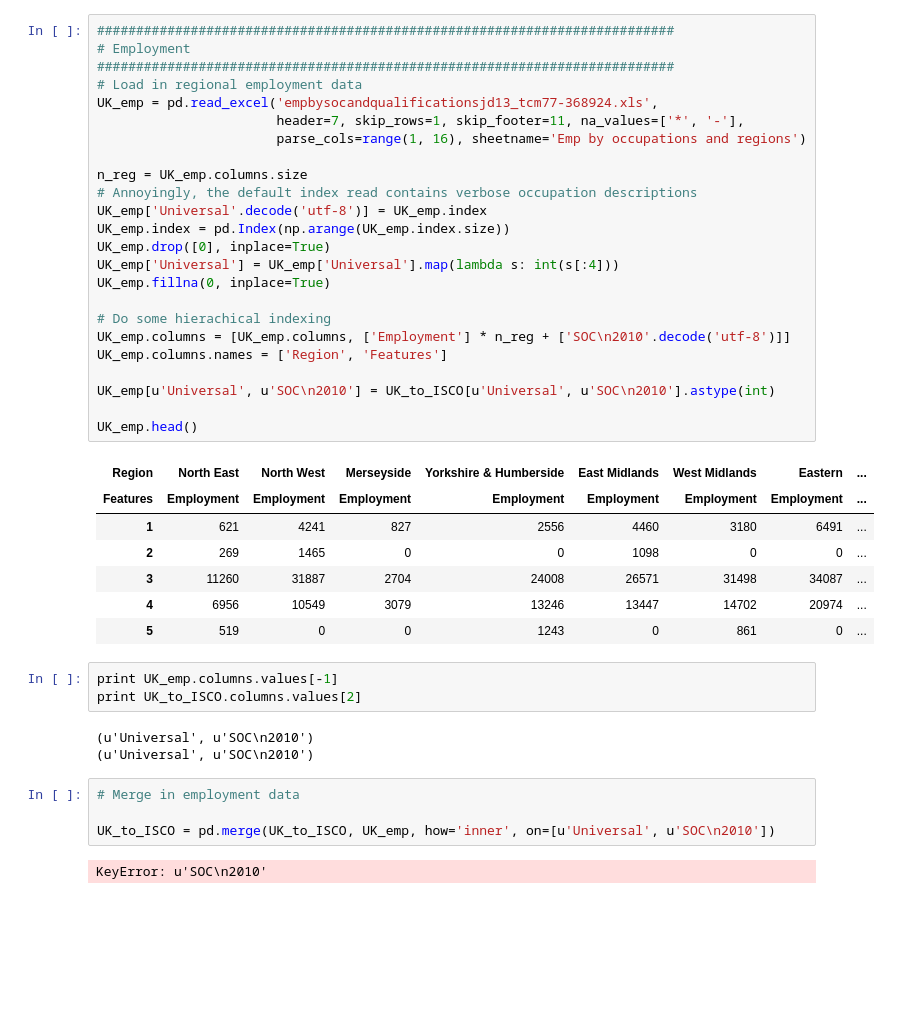
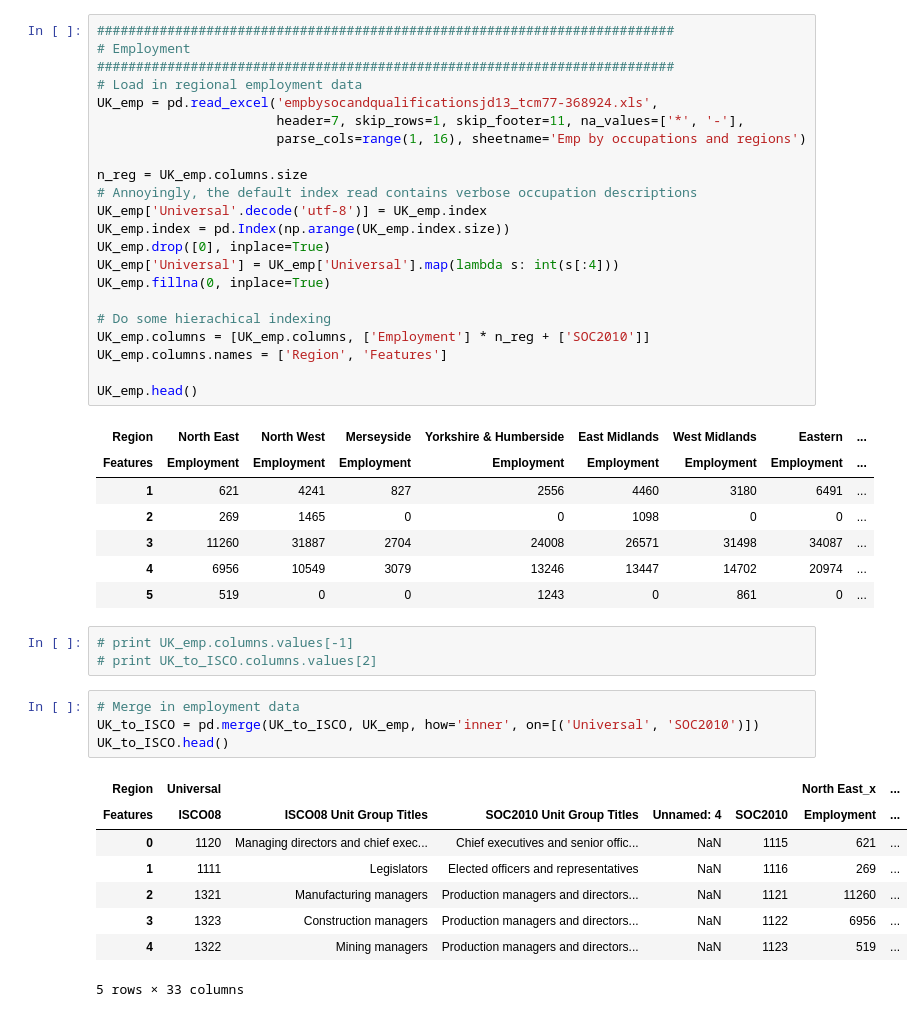
Before and after one commit to PDuckworth/FutureOf, a Jupyter notebook: FutureOfEmployment/test.ipynb, the cells around one changed output. Drawn from its saved outputs; the diff is of its cells as text; blank space fills up the shorter version.

Commit message:
UK employment data merge test

```diff
--- a/FutureOfEmployment/test.ipynb
+++ b/FutureOfEmployment/test.ipynb
@@ -46,11 +48,9 @@ UK_emp['Universal'] = UK_emp['Universal'].map(lambda s: int(s[:4]))
 UK_emp.fillna(0, inplace=True)
 
 # Do some hierachical indexing
-UK_emp.columns = [UK_emp.columns, ['Employment'] * n_reg + ['SOC\n2010'.decode('utf-8')]]
+UK_emp.columns = [UK_emp.columns, ['Employment'] * n_reg + ['SOC2010']]
 UK_emp.columns.names = ['Region', 'Features']
 
-UK_emp[u'Universal', u'SOC\n2010'] = UK_to_ISCO[u'Universal', u'SOC\n2010'].astype(int)
-
 UK_emp.head()
 # %% [output]
 | Region | North East | North West | Merseyside | Yorkshire & Humberside | East Midlands | West Midlands | Eastern | ... |
@@ -61,14 +61,18 @@ UK_emp.head()
 | 4 | 6956 | 10549 | 3079 | 13246 | 13447 | 14702 | 20974 | ... |
 | 5 | 519 | 0 | 0 | 1243 | 0 | 861 | 0 | ... |
 # %%
-print UK_emp.columns.values[-1]
-print UK_to_ISCO.columns.values[2]
+# print UK_emp.columns.values[-1]
+# print UK_to_ISCO.columns.values[2]
-# %% [output]
-(u'Universal', u'SOC\n2010')
-(u'Universal', u'SOC\n2010')
 # %%
 # Merge in employment data
-
-UK_to_ISCO = pd.merge(UK_to_ISCO, UK_emp, how='inner', on=[u'Universal', u'SOC\n2010'])
+UK_to_ISCO = pd.merge(UK_to_ISCO, UK_emp, how='inner', on=[('Universal', 'SOC2010')])
+UK_to_ISCO.head()
 # %% [output]
+| Region | Universal |  |  |  |  | North East_x | ... |
+| Features | ISCO08 | ISCO08 Unit Group Titles | SOC2010 Unit Group Titles | Unnamed: 4 | SOC2010 | Employment | ... |
+| 0 | 1120 | Managing directors and chief exec... | Chief executives and senior offic... | NaN | 1115 | 621 | ... |
+| 1 | 1111 | Legislators | Elected officers and representatives | NaN | 1116 | 269 | ... |
+| 2 | 1321 | Manufacturing managers | Production managers and directors... | NaN | 1121 | 11260 | ... |
+| 3 | 1323 | Construction managers | Production managers and directors... | NaN | 1122 | 6956 | ... |
+| 4 | 1322 | Mining managers | Production managers and directors... | NaN | 1123 | 519 | ... |
-KeyError: u'SOC\n2010'
+5 rows × 33 columns
```
Also changed, not shown: parts of 5 cells of this notebook.
